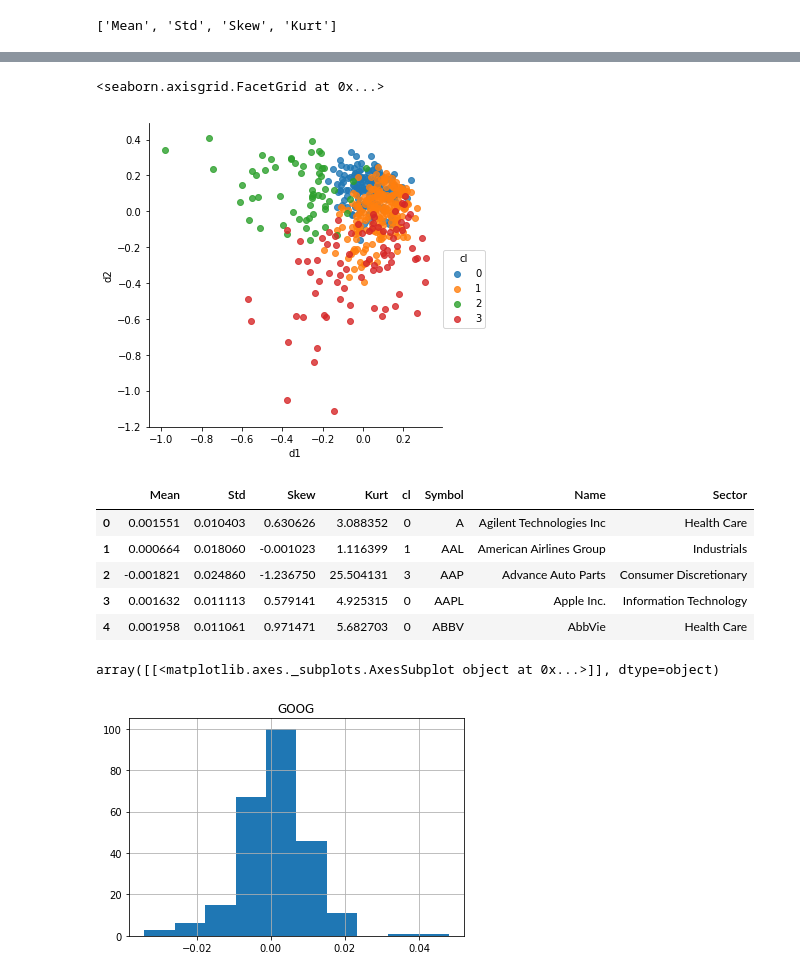
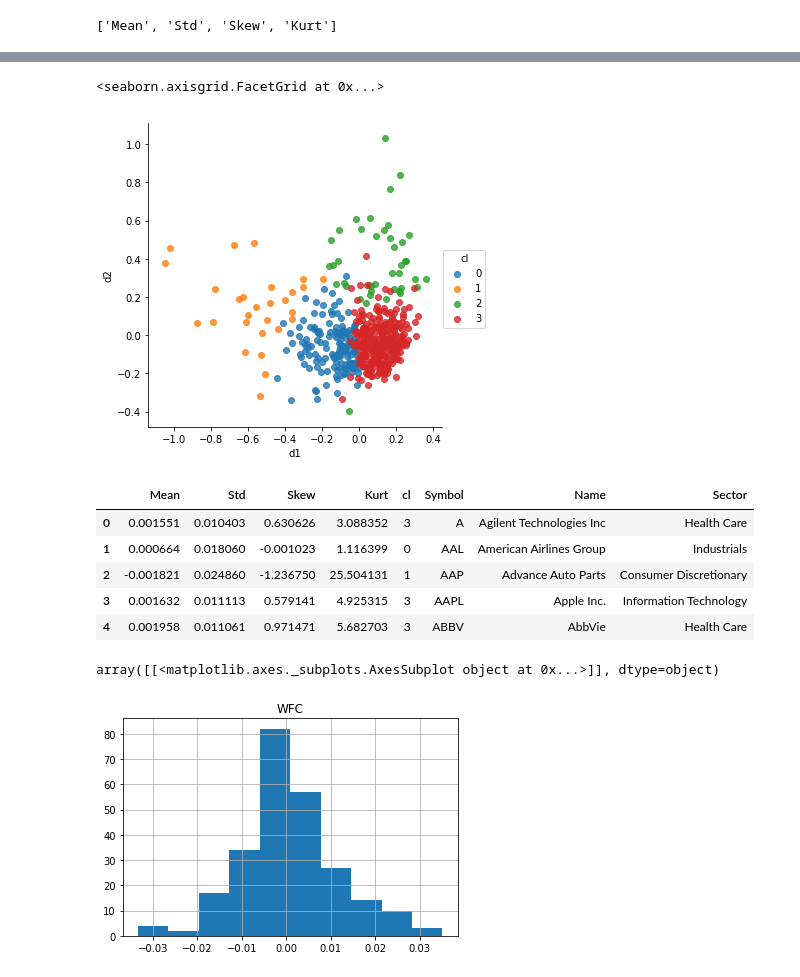
Before and after one commit to aleespa/Equipo-3, a Jupyter notebook: Análisis de los datos Alterno.ipynb, the cells around one changed output, grey strips where cells are left out. Saved outputs shown, nothing was run; the diff lists cells and outputs as text; code cells hidden in the pictures.

```diff
--- a/Análisis de los datos Alterno.ipynb
+++ b/Análisis de los datos Alterno.ipynb
@@ -36,7 +36,7 @@ plt.plot(dfm.AAPL)
 [<matplotlib.lines.Line2D at 0x...>]
 [figure]
 # %%
-#dfm = dfm.drop(['WELL','BKNG','BHF'],axis=1).copy()
+dfm = dfm.drop(['WELL','BKNG','BHF'],axis=1).copy()
 dfm = dfm.drop([0])
 # %%
 dfm.head()
@@ -86,4 +86,3 @@ mm.fit(X)
 pca = PCA()
 pca.fit(X)
 mds = MDS()
-mds.fit(X)
@@ -155,20 +150,20 @@ sns.lmplot(data=Xp,x='p1',y='p2',hue='cl',fit_reg=False)
 sns.lmplot(data=Xm,x='d1',y='d2',hue='cl',fit_reg=False)
 # %% [output]
 <seaborn.axisgrid.FacetGrid at 0x...>
-[figure, old version]
+[figure, new version]
 # %%
 N=pd.read_csv('Sectores.csv')
 x = X.merge(N,left_index=True,right_on='Symbol',how='inner')
 x.head()
 # %% [output]
 |  | Mean | Std | Skew | Kurt | cl | Symbol | Name | Sector |
-| 0 | 0.001551 | 0.010403 | 0.630626 | 3.088352 | 0 | A | Agilent Technologies Inc | Health Care |
-| 1 | 0.000664 | 0.018060 | -0.001023 | 1.116399 | 1 | AAL | American Airlines Group | Industrials |
-| 2 | -0.001821 | 0.024860 | -1.236750 | 25.504131 | 3 | AAP | Advance Auto Parts | Consumer Discretionary |
-| 3 | 0.001632 | 0.011113 | 0.579141 | 4.925315 | 0 | AAPL | Apple Inc. | Information Technology |
-| 4 | 0.001958 | 0.011061 | 0.971471 | 5.682703 | 0 | ABBV | AbbVie | Health Care |
+| 0 | 0.001551 | 0.010403 | 0.630626 | 3.088352 | 3 | A | Agilent Technologies Inc | Health Care |
+| 1 | 0.000664 | 0.018060 | -0.001023 | 1.116399 | 0 | AAL | American Airlines Group | Industrials |
+| 2 | -0.001821 | 0.024860 | -1.236750 | 25.504131 | 1 | AAP | Advance Auto Parts | Consumer Discretionary |
+| 3 | 0.001632 | 0.011113 | 0.579141 | 4.925315 | 3 | AAPL | Apple Inc. | Information Technology |
+| 4 | 0.001958 | 0.011061 | 0.971471 | 5.682703 | 3 | ABBV | AbbVie | Health Care |
 # %%
-dfm[x.loc[x['cl']==0].sample()['Symbol']].hist()
+dfm[x.loc[x['cl']==3].sample()['Symbol']].hist()
 # %% [output]
 array([[<matplotlib.axes._subplots.AxesSubplot object at 0x...>]], dtype=object)
-[figure, old version]
+[figure, new version]
```
Also changed, not shown: parts of 6 cells of this notebook.
